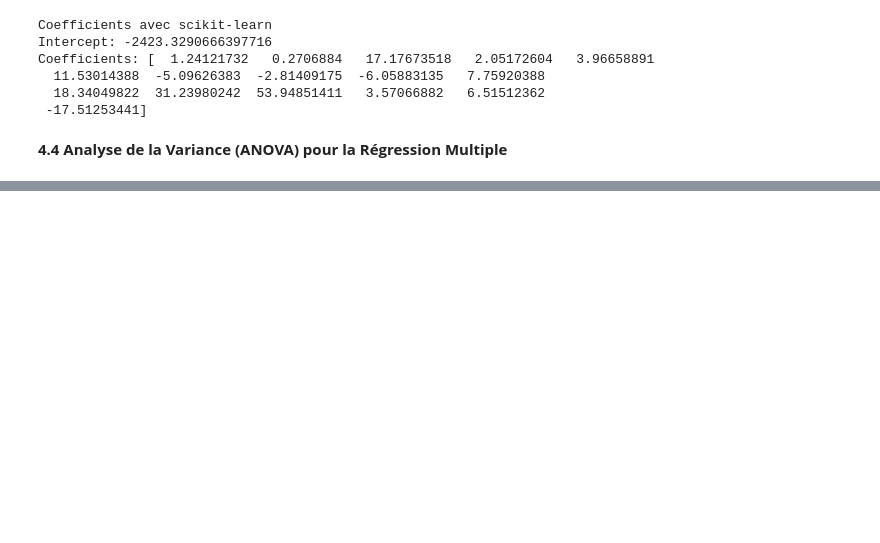
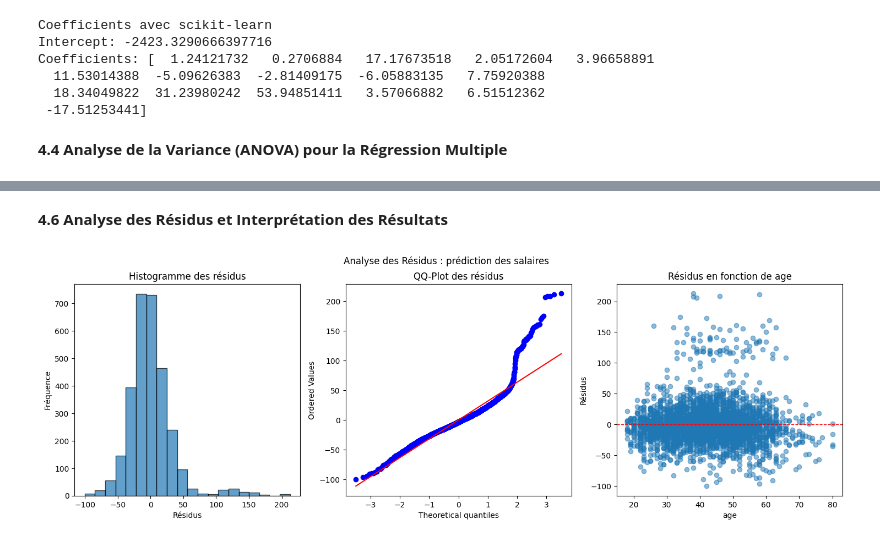
Before and after one commit to Irawelleroof/IFT603, a Jupyter notebook: tp1_python.ipynb, the cells around one changed output, grey strips where cells are left out. Drawn from its saved outputs; the diff is of its cells as text; code cells hidden in the pictures; blank space fills up the shorter version.

```diff
--- a/tp1_python.ipynb
+++ b/tp1_python.ipynb
@@ -415,0 +597,42 @@ Coefficients: [  1.24121732   0.2706884   17.17673518   2.05172604   3.96658891
+# %% [markdown]
+**4.6 Analyse des Résidus et Interprétation des Résultats**
+# %%
+import numpy as np
+import matplotlib.pyplot as plt
+import scipy.stats as stats
+
+# Fonction pour tracer les grahiques de résidus
+def plot_residuals(X, Y, Y_pred,feature_name, title):
+    residuals = Y - Y_pred
+
+    fig, axes = plt.subplots(1, 3, figsize=(18, 5))
+
+    # Histogramme des résidus
+    axes[0].hist(residuals, bins=20, edgecolor='black', alpha=0.7)
+    axes[0].set_title('Histogramme des résidus')
+    axes[0].set_xlabel('Résidus')
+    axes[0].set_ylabel('Fréquence')
+
+    # QQ-Plot des résidus
+    stats.probplot(residuals, dist="norm", plot=axes[1])
+    axes[1].set_title('QQ-Plot des résidus')
+
+    # Graphique des résidus en fonction de Advanced_Degree
+    if feature_name in X.columns:
+        feature_values = X[feature_name]
+    else:
+        raise ValueError(f"Feature '{feature_name}' n'existe pas dans X")
+
+    axes[2].scatter(feature_values, residuals, alpha=0.5)
+    axes[2].axhline(0, color='red', linestyle='dashed', linewidth=1)
+    axes[2].set_title(f'Résidus en fonction de {feature_name}')
+    axes[2].set_xlabel(feature_name)
+    axes[2].set_ylabel('Résidus')
+
+    plt.suptitle(title)
+    plt.show()
+
+# Appel de la fonction avec Advanced_Degree comme varaible explicative
+plot_residuals(X, Y, Y_pred_sklearn, "age", "Analyse des Résidus : prédiction des salaires")
+# %% [output]
+[figure, added]
```
Also changed, not shown: parts of 10 cells of this notebook.
